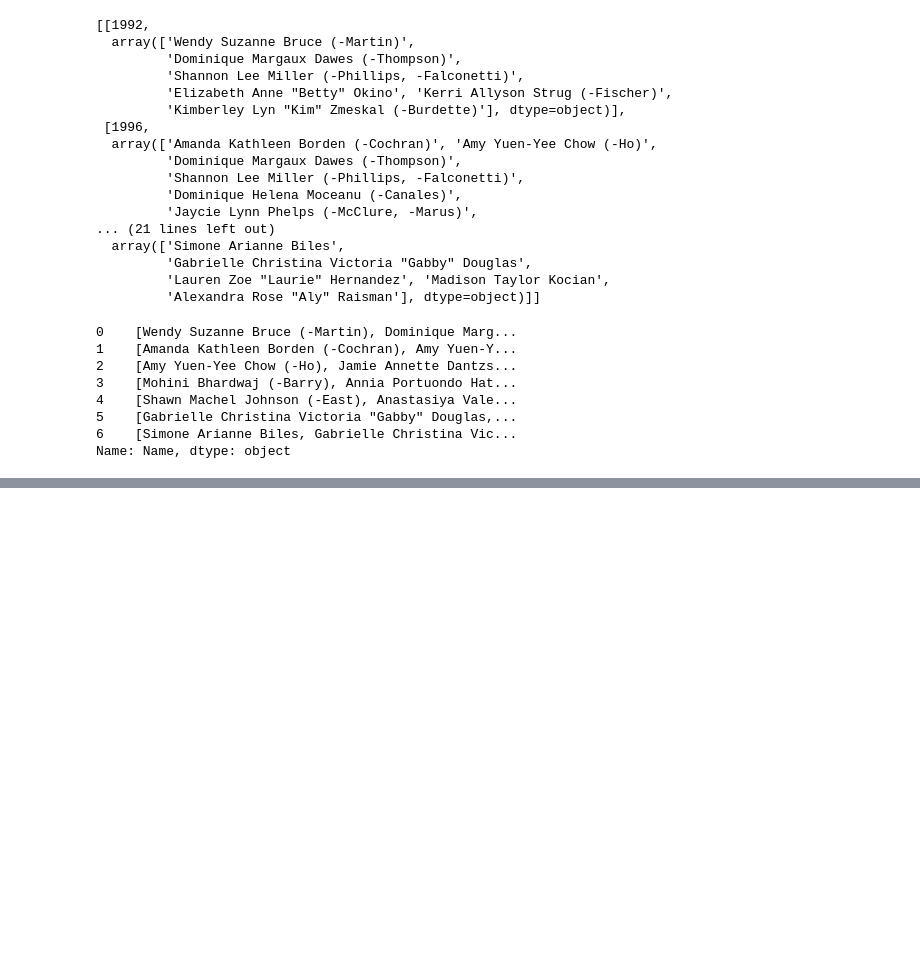
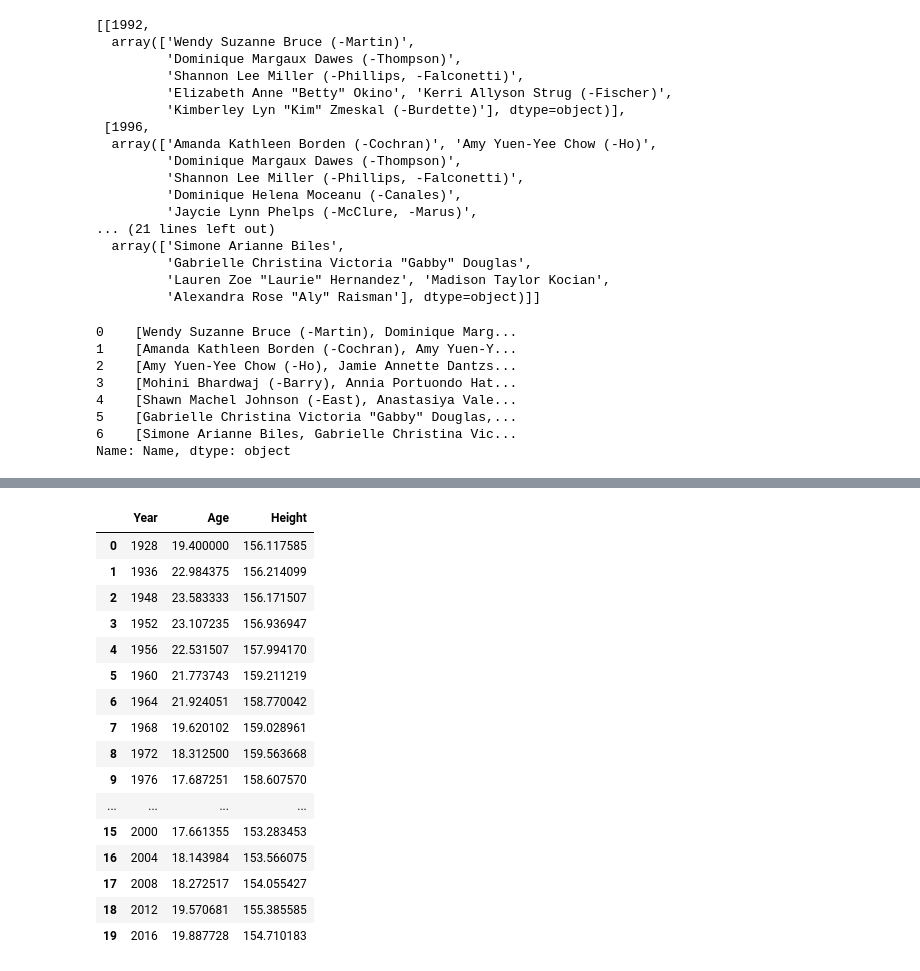
Before and after one commit to RyanJTalbot/MSDS, a Jupyter notebook: Core/Data Mining Foundations/Data Mining Project/Project/competition_gym2023/kaggle-data/kaggle_women.ipynb, the cells around one changed output, grey strips where cells are left out. Saved outputs shown, nothing was run; the diff lists cells and outputs as text; code cells hidden in the pictures; blank space fills up the shorter version.

```diff
--- a/Core/Data Mining Foundations/Data Mining Project/Project/competition_gym2023/kaggle-data/kaggle_women.ipynb
+++ b/Core/Data Mining Foundations/Data Mining Project/Project/competition_gym2023/kaggle-data/kaggle_women.ipynb
@@ -762,0 +1129,2 @@ filtered_df["ID"].nunique()
+# %%
+woman['Medal'].fillna('None', inplace=True)
@@ -762,0 +1266,29 @@ filtered_df["ID"].nunique()
+# %%
+import pandas as pd
+import matplotlib.pyplot as plt
+
+df = woman.copy()
+
+# Group the data by 'Year' and calculate the average age and height for each year
+yearly_stats = df.groupby('Year')[['Age', 'Height']].mean().reset_index()
+
+
+yearly_stats
+# %% [output]
+|  | Year | Age | Height |
+| 0 | 1928 | 19.400000 | 156.117585 |
+| 1 | 1936 | 22.984375 | 156.214099 |
+| 2 | 1948 | 23.583333 | 156.171507 |
+| 3 | 1952 | 23.107235 | 156.936947 |
+| 4 | 1956 | 22.531507 | 157.994170 |
+| 5 | 1960 | 21.773743 | 159.211219 |
+| 6 | 1964 | 21.924051 | 158.770042 |
+| 7 | 1968 | 19.620102 | 159.028961 |
+| 8 | 1972 | 18.312500 | 159.563668 |
+| 9 | 1976 | 17.687251 | 158.607570 |
+| ... | ... | ... | ... |
+| 15 | 2000 | 17.661355 | 153.283453 |
+| 16 | 2004 | 18.143984 | 153.566075 |
+| 17 | 2008 | 18.272517 | 154.055427 |
+| 18 | 2012 | 19.570681 | 155.385585 |
+| 19 | 2016 | 19.887728 | 154.710183 |
```
Also changed, not shown: parts of 55 cells of this notebook, 6 other files.
